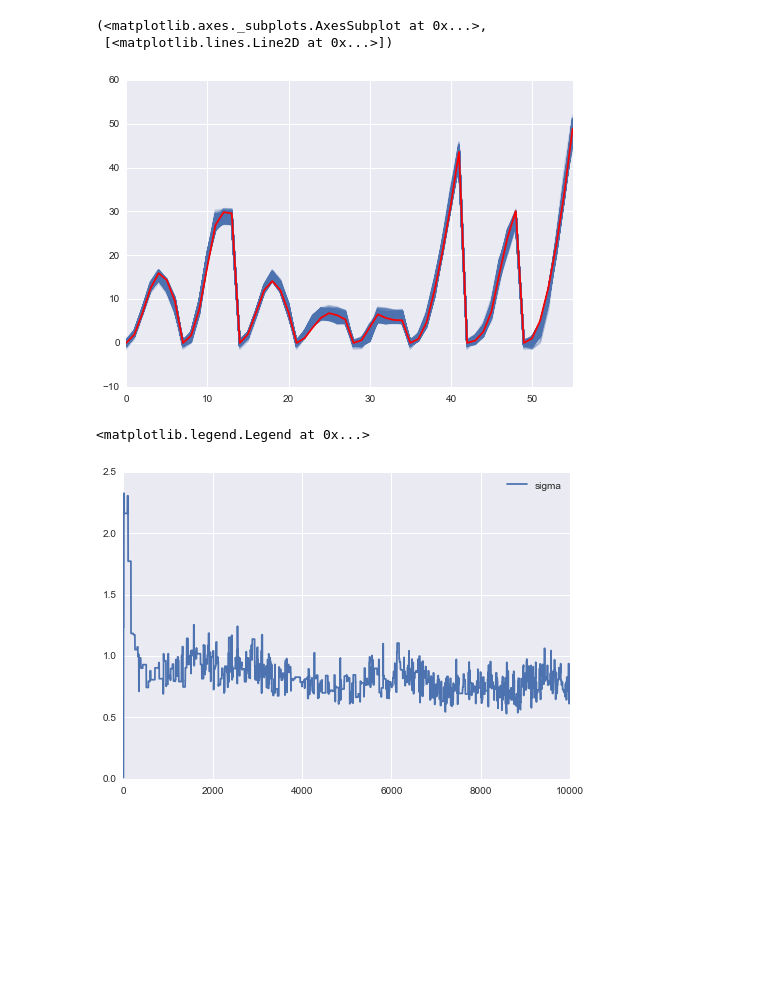
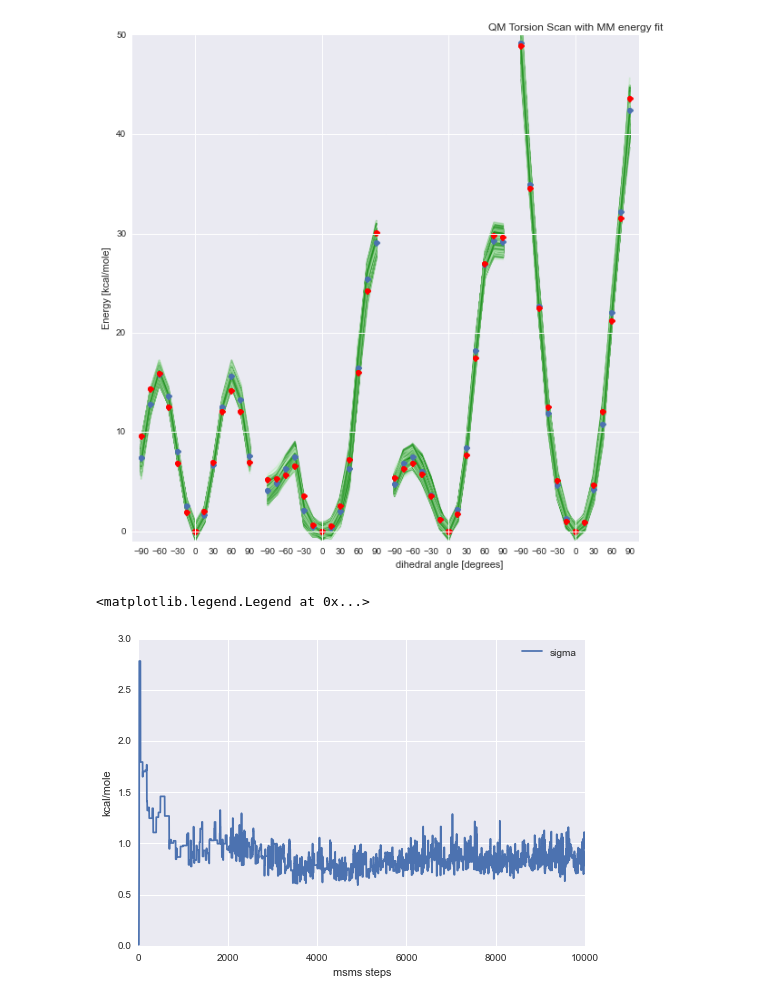
Before and after one commit to choderalab/torsionfit, a Jupyter notebook: examples/data/pyrrole/Model_diagnostics.ipynb, the cells around one changed output. Saved outputs shown, nothing was run; the diff lists cells and outputs as text; code cells hidden in the pictures; blank space fills up the shorter version.

```diff
--- a/examples/data/pyrrole/Model_diagnostics.ipynb
+++ b/examples/data/pyrrole/Model_diagnostics.ipynb
@@ -16,15 +14,7 @@ import pymbar
 param = CharmmParameterSet('../charmm_ff/top_all36_cgenff.rtf', '../charmm_ff/par_all36_cgenff.prm')
 stream = 'pyrrol.str'
 structure = 'pyrrol.psf'
-scan = ['torsion-scan/PRL.scan2.neg.log',
- 'torsion-scan/PRL.scan4.pos.log',
- 'torsion-scan/PRL.scan2.pos.log',
- 'torsion-scan/PRL.scan4.neg.log',
- 'torsion-scan/PRL.scan3.neg.log',
- 'torsion-scan/PRL.scan5.pos.log',
- 'torsion-scan/PRL.scan3.pos.log',
- 'torsion-scan/PRL.scan5.neg.log']
-#scan = glob.glob('torsion-scan/*.log')
+scan = glob.glob('torsion-scan/*.log')
 pyrrol = TorsionScanSet.read_scan_logfile(scan, structure)
 # extract only qm optimized structures
 pyrrol_opt = pyrrol.extract_geom_opt()
@@ -39,13 +30,45 @@ db2 = pymc.database.sqlite.load('pyrrol.database_3')
-# %%
-seaborn.tsplot(db.trace('mm_energy')[100:], err_style='unit_traces'), plt.plot(pyrrol_opt.qm_energy, color='r')
-# %% [output]
-(<matplotlib.axes._subplots.AxesSubplot at 0x...>,
- [<matplotlib.lines.Line2D at 0x...>])
-[figure, removed]
+# %%
+import matplotlib.gridspec as gridspec
+
+new_style = {'grid': False}
+plt.rc('axes', **new_style)
+fig, axes = plt.subplots(nrows=1, ncols=8, figsize=[10,10])
+# To get rid of white space between subplots
+gs1 = gridspec.GridSpec(1, 4)
+gs1.update(wspace=0, hspace=0) #
+
+scan_range = [-90, -75, -60, -45, -30, -15, -0.01, 0.1, 15, 30, 45, 60, 75, 90]
+for i,j in enumerate(range(0, 43, 14)):
+    plt.subplot(gs1[i])
+    if i == 0:
+        plt.ylabel('Energy [kcal/mole]')
+    flipped_energy = np.fliplr(db_debugged.trace('mm_energy')[1000:, j:j+7])
+    energy = db_debugged.trace('mm_energy')[1000:, j+7:j+14]
+    combined = np.concatenate((flipped_energy, energy), axis=1)
+    seaborn.tsplot(combined, time=scan_range, err_style='unit_traces', interpolate=False, err_palette=seaborn.palettes.light_palette("green"))
+    flipped_qm = np.fliplr(np.expand_dims(pyrrol_opt.qm_energy._value[j:j+7], axis=0))[0]
+    qm = pyrrol_opt.qm_energy._value[j+7:j+14]
+    plt.plot(scan_range,np.concatenate((flipped_qm, qm), axis=1), 'o', color='r')
+    if i == 2:
+        plt.xlabel('dihedral angle [degrees]')
+    if i != 0:
+        plt.yticks([])
+    plt.ylim(-1, 50)
+    plt.xticks([-90, -60, -30, 0, 30, 60, 90])
+    for m in range(0, 50, 10):
+        plt.axhline(m, color='white', lw=1)
+    plt.axvline((0), color='white', lw=1)
+
+plt.title('QM Torsion Scan with MM energy fit')
+plt.show()
+# %% [output]
+[figure, added]
 # %%
-sigma_plot = plt.plot(np.exp(db.trace('log_sigma')[:]), label = 'sigma')
+sigma_plot = plt.plot(np.exp(db_debugged.trace('log_sigma')[:]), label = 'sigma')
+plt.xlabel('mcmc steps')
+plt.ylabel('kcal/mole')
 plt.legend()
 # %% [output]
 <matplotlib.legend.Legend at 0x...>
-[figure, old version]
+[figure, new version]
 # %%
```
Also changed, not shown: parts of 20 cells of this notebook.
